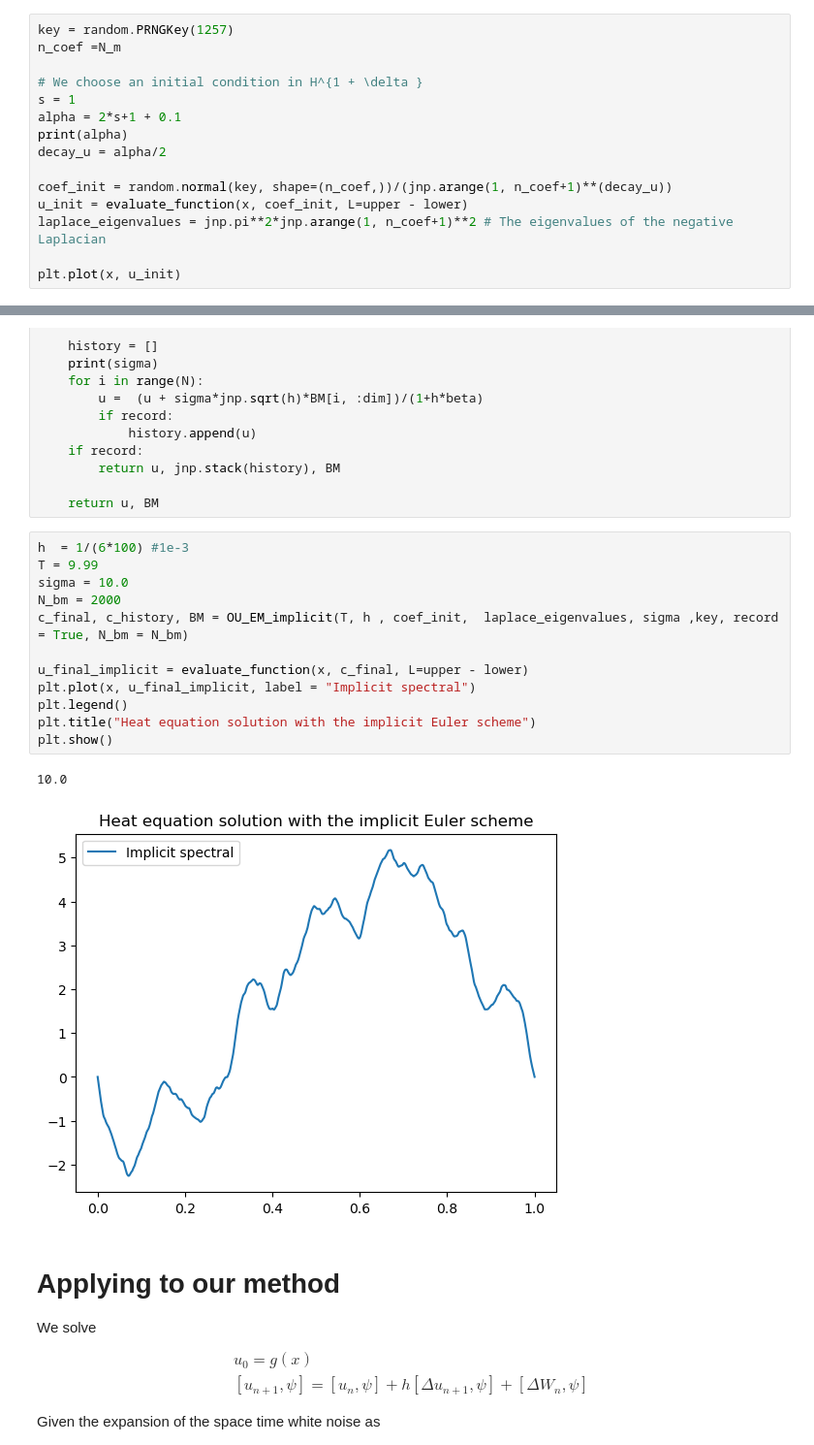
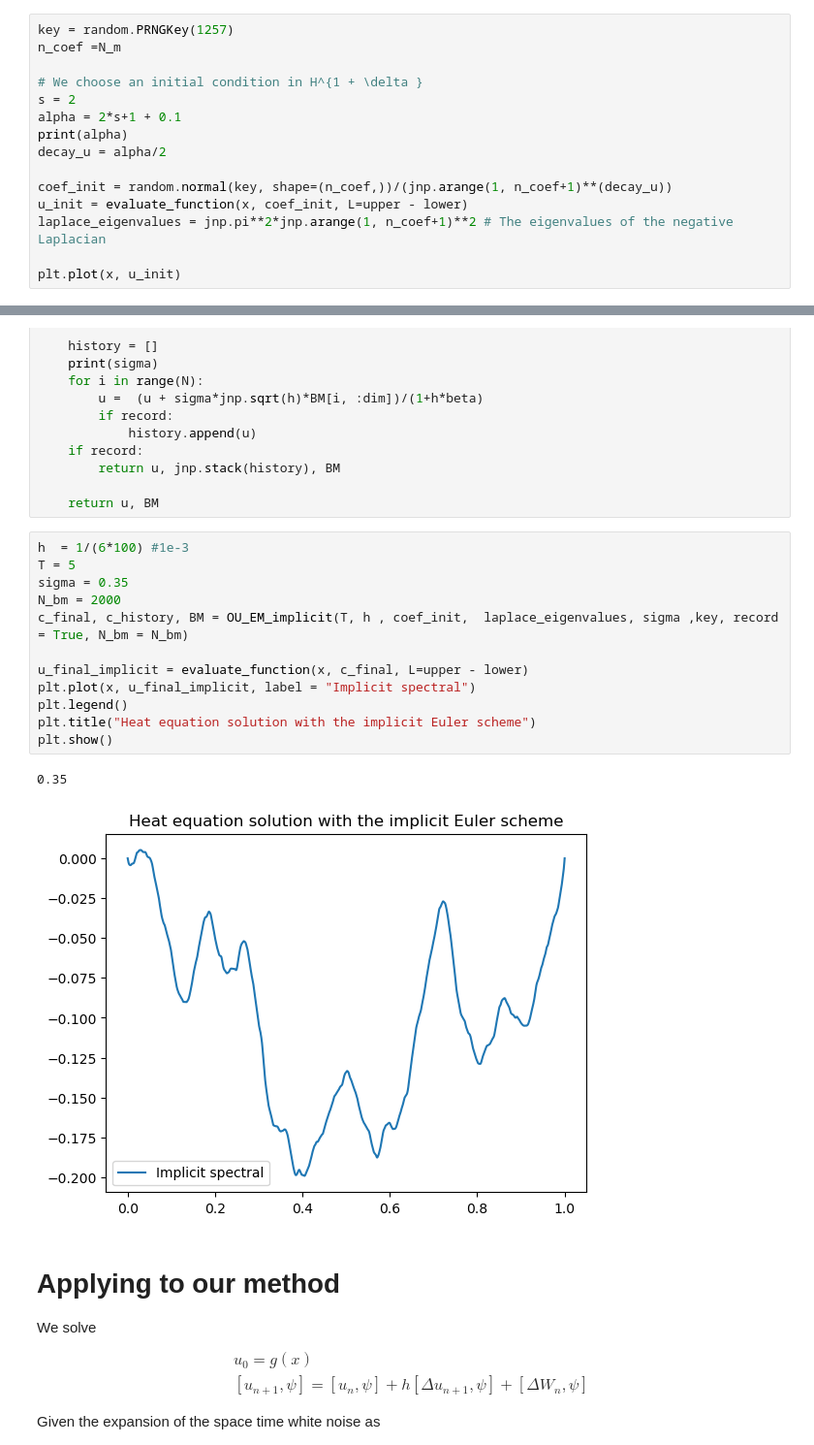
Before and after one commit to MatthieuDarcy/Kernel-NeuralNetworks-SPDEs, a Jupyter notebook: solving_elliptic/time dependent.ipynb, the cells around one changed output, grey strips where cells are left out. Shown at 97% size. Drawn from its saved outputs; the diff is of its cells as text.

```diff
--- a/solving_elliptic/time dependent.ipynb
+++ b/solving_elliptic/time dependent.ipynb
@@ -517,7 +517,7 @@ key = random.PRNGKey(1257)
 n_coef =N_m
 
 # We choose an initial condition in H^{1 + \delta }
-s = 1
+s = 2
 alpha = 2*s+1 + 0.1
 print(alpha)
 decay_u = alpha/2
@@ -559,19 +559,19 @@ def OU_EM_implicit(T, h , u_init,  beta, sigma ,key, record = False, N_bm = 1000
     return u, BM
 # %%
 h  = 1/(6*100) #1e-3
-T = 9.99
-sigma = 10.0
+T = 5
+sigma = 0.35
 N_bm = 2000
 c_final, c_history, BM = OU_EM_implicit(T, h , coef_init,  laplace_eigenvalues, sigma ,key, record = True, N_bm = N_bm)
 
 u_final_implicit = evaluate_function(x, c_final, L=upper - lower)
 plt.plot(x, u_final_implicit, label = "Implicit spectral")
 plt.legend()
 plt.title("Heat equation solution with the implicit Euler scheme")
 plt.show()
 # %% [output]
-10.0
+0.35
-[figure, old version]
+[figure, new version]
 # %% [markdown]
 # Applying to our method
 We solve
```
Also changed, not shown: parts of 12 cells of this notebook.
